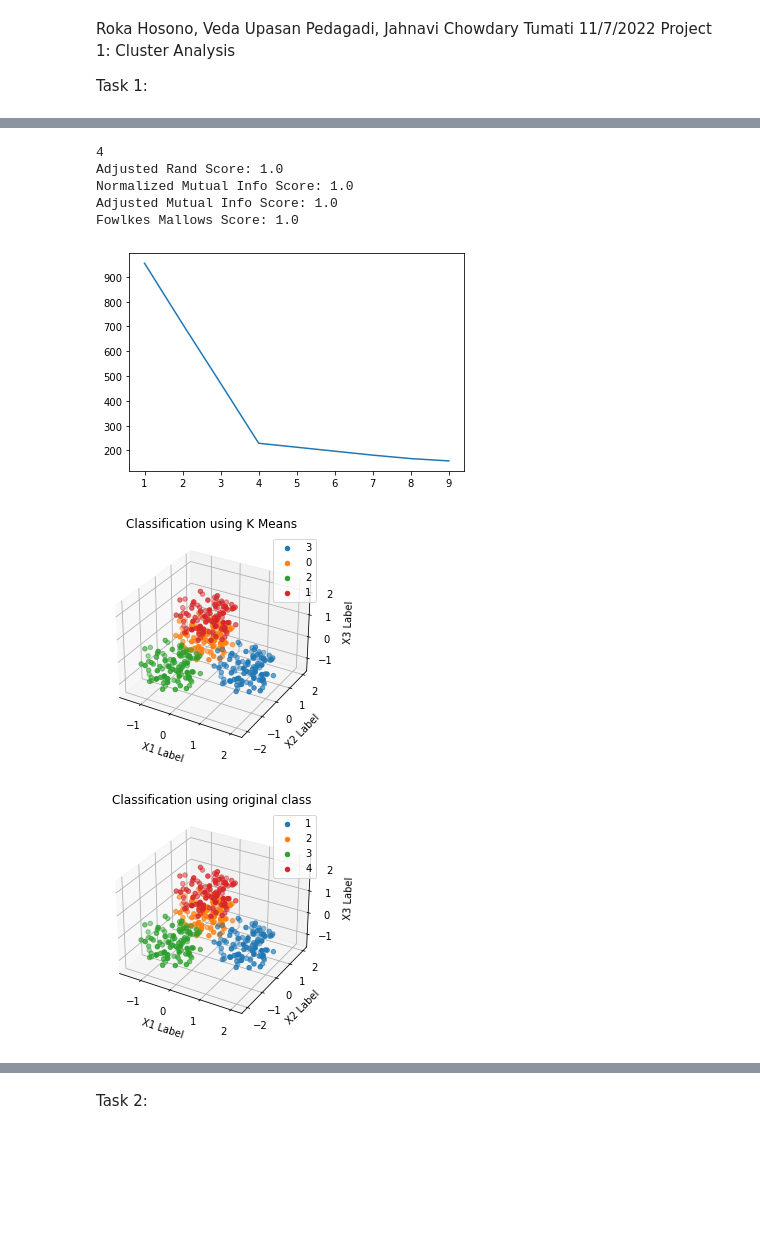
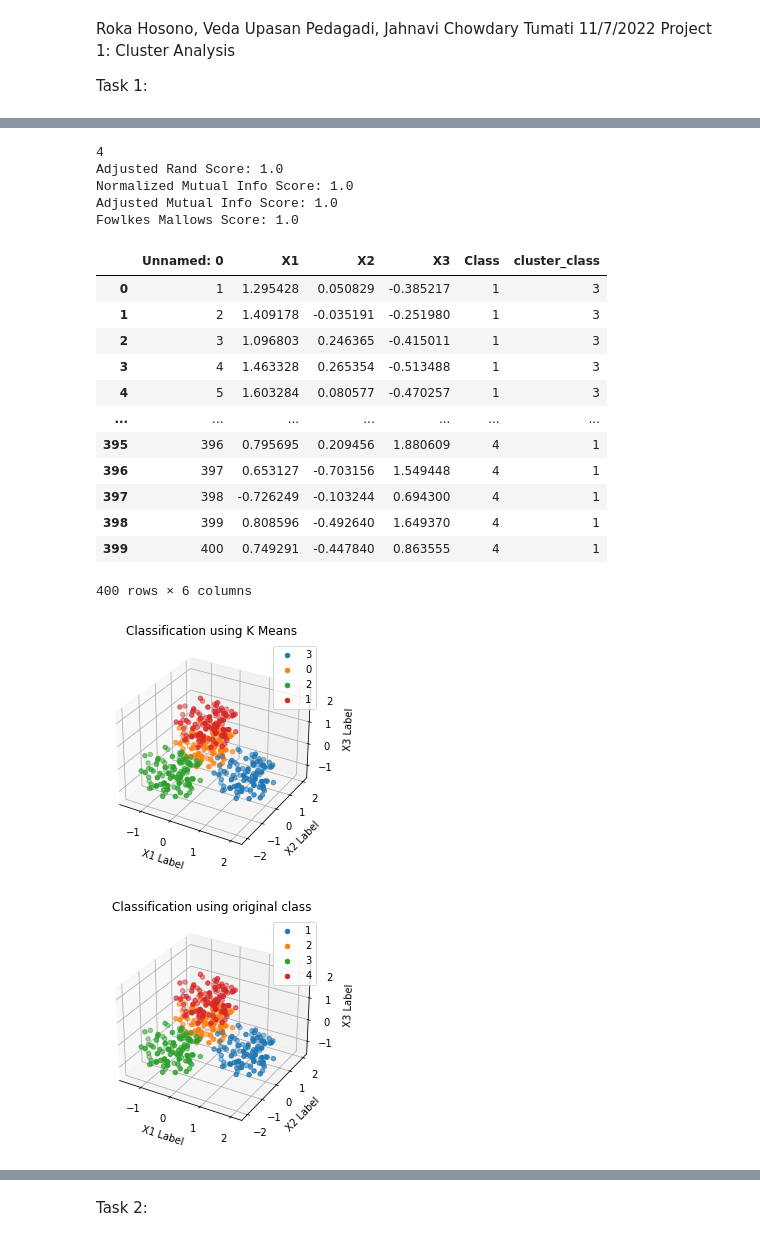
Before and after one commit to glazedonut/IEClusteingAnalysisProject, a Jupyter notebook: report.ipynb, the cells around one changed output, grey strips where cells are left out. Saved outputs shown, nothing was run; the diff lists cells and outputs as text; code cells hidden in the pictures; blank space fills up the shorter version.

```diff
--- a/report.ipynb
+++ b/report.ipynb
@@ -24,7 +24,6 @@ def create_K_meanselbow_task1(file): #K means classification
         k_means.fit(coordinates)
         inertia.append(k_means.inertia_)
 
-    sns.lineplot(np.arange(1,10), inertia)
     dydx=[]
     numclass=max(list(data['Class']))
     print(numclass)
@@ -125,15 +122,26 @@ Fowlkes Mallows Score: 0.7237292929817782
 # %%
-data3=create_K_meanselbow_task1("data/data3.csv")
-create_3dscatter(data3)
+create_K_meanselbow_task1("data/data3.csv")
 # %% [output]
 4
 Adjusted Rand Score: 1.0
 Normalized Mutual Info Score: 1.0
 Adjusted Mutual Info Score: 1.0
 Fowlkes Mallows Score: 1.0
+|  | Unnamed: 0 | X1 | X2 | X3 | Class | cluster_class |
+| 0 | 1 | 1.295428 | 0.050829 | -0.385217 | 1 | 3 |
+| 1 | 2 | 1.409178 | -0.035191 | -0.251980 | 1 | 3 |
+| 2 | 3 | 1.096803 | 0.246365 | -0.415011 | 1 | 3 |
+| 3 | 4 | 1.463328 | 0.265354 | -0.513488 | 1 | 3 |
+| 4 | 5 | 1.603284 | 0.080577 | -0.470257 | 1 | 3 |
+| ... | ... | ... | ... | ... | ... | ... |
+| 395 | 396 | 0.795695 | 0.209456 | 1.880609 | 4 | 1 |
+| 396 | 397 | 0.653127 | -0.703156 | 1.549448 | 4 | 1 |
+| 397 | 398 | -0.726249 | -0.103244 | 0.694300 | 4 | 1 |
+| 398 | 399 | 0.808596 | -0.492640 | 1.649370 | 4 | 1 |
+| 399 | 400 | 0.749291 | -0.447840 | 0.863555 | 4 | 1 |
+400 rows × 6 columns
-[figure, old version]
+[figure, new version]
-[figure, old version]
+[figure, new version]
-[figure, removed]
 # %%
 create_K_meanselbow_task1("data/data4.csv")
 # %% [output]
```
Also changed, not shown: parts of 8 cells of this notebook.
